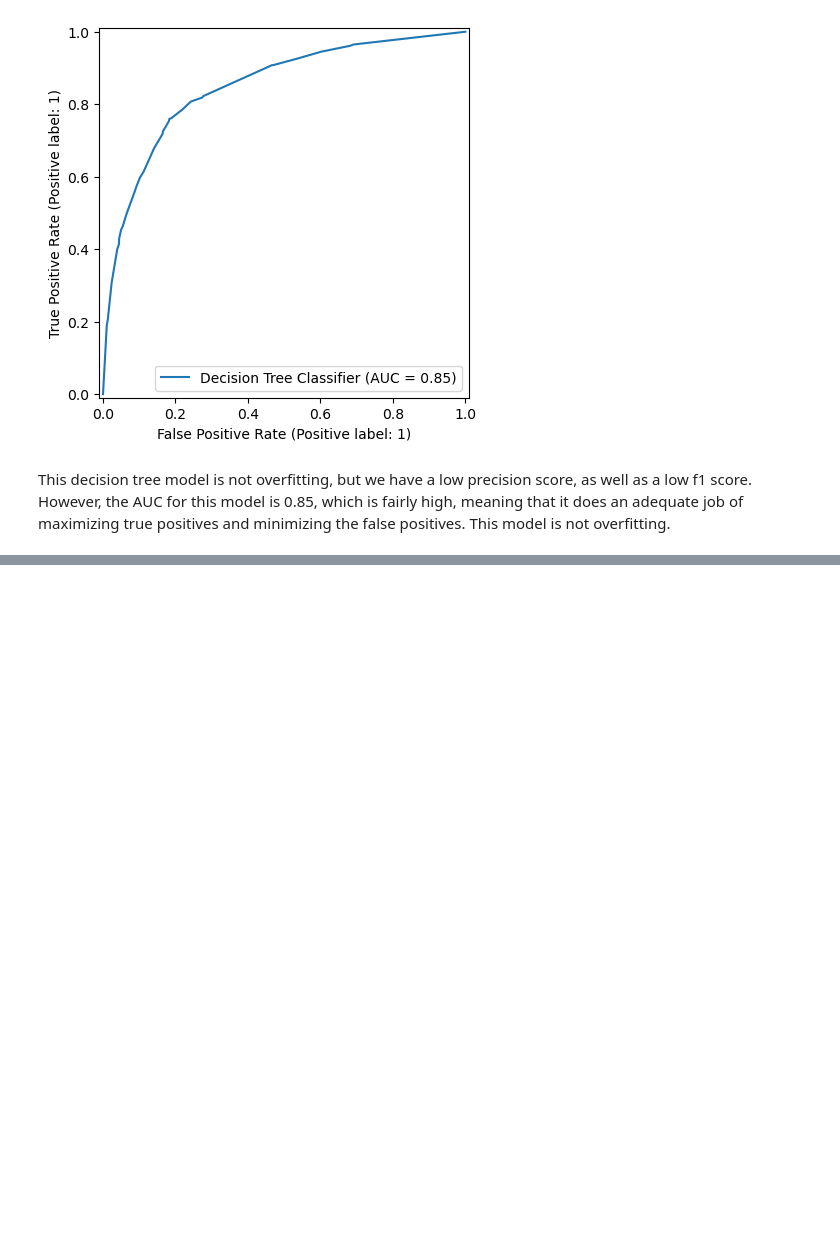
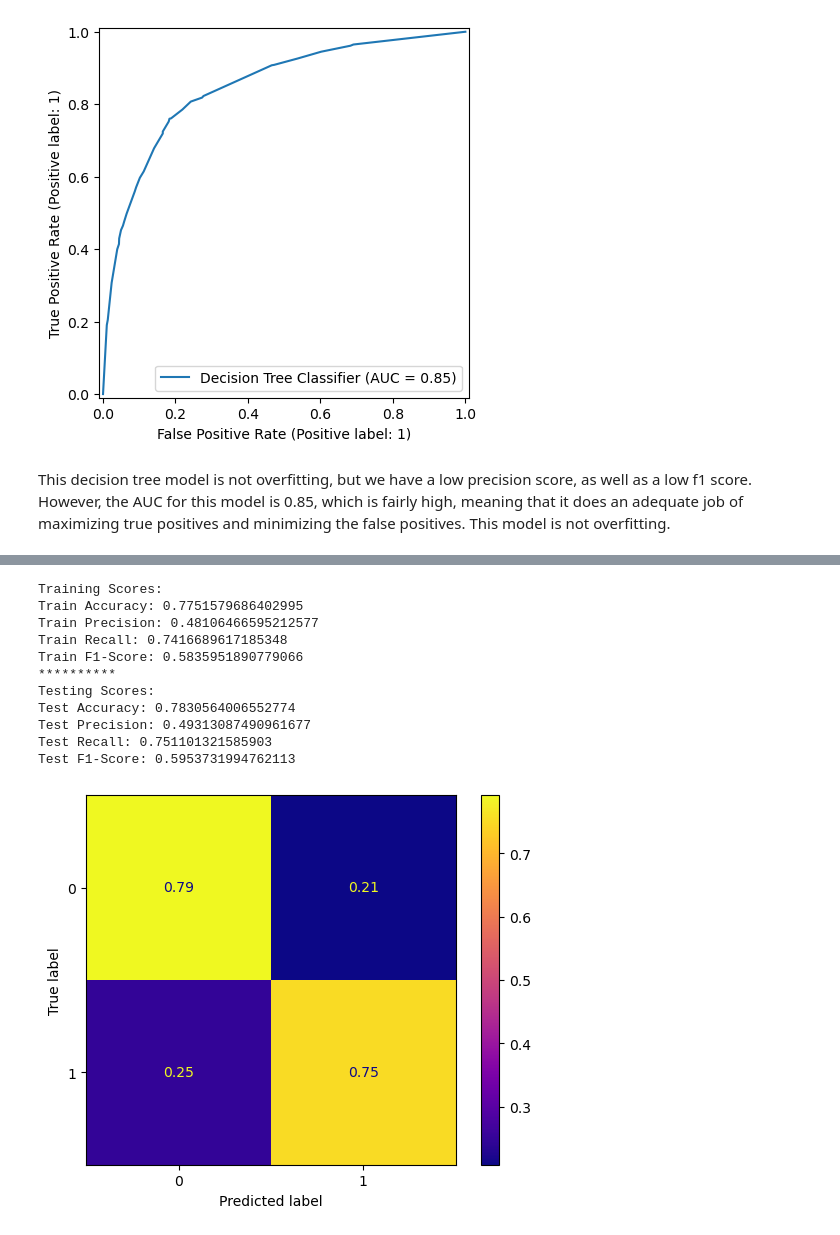
Before and after one commit to laaria-chris/H1N1-VACCINATION-PREDICTION-MODEL, a Jupyter notebook: MAIN_NOTEBOOK.ipynb, the cells around one changed output, grey strips where cells are left out. Saved outputs shown, nothing was run; the diff lists cells and outputs as text; code cells hidden in the pictures; blank space fills up the shorter version.

Commit message:
Second Model-Logistic Regression

```diff
--- a/MAIN_NOTEBOOK.ipynb
+++ b/MAIN_NOTEBOOK.ipynb
@@ -646,0 +649,12 @@ This decision tree model is not overfitting, but we have a low precision score,
+# %%
+# Setting up the logistic regression model to go through the pipeline
+logreg = Pipeline(steps=[
+    ('preprocessor', preprocessor),
+    ('classifier', LogisticRegression(max_iter=500, C=1, class_weight= 'balanced', solver= 'lbfgs',
+                                      random_state=42))
+])
+
+# The parameters are chosen based on GridSearchCV done in Project3_model_iterations.ipynb notebook results!
+# %%
+# Fitting the logistic regression model on the training data
+logreg.fit(X_tr, y_tr)
@@ -646,0 +679,16 @@ This decision tree model is not overfitting, but we have a low precision score,
+# %%
+# Evaluating the logistic regression for various metrics
+evaluate(logreg, X_tr, X_te, y_tr, y_te)
+# %% [output]
+Training Scores:
+Train Accuracy: 0.7751579686402995
+Train Precision: 0.48106466595212577
+Train Recall: 0.7416689617185348
+Train F1-Score: 0.5835951890779066
+**********
+Testing Scores:
+Test Accuracy: 0.7830564006552774
+Test Precision: 0.49313087490961677
+Test Recall: 0.751101321585903
+Test F1-Score: 0.5953731994762113
+[figure, added]
```
Also changed, not shown: parts of 10 cells of this notebook.
